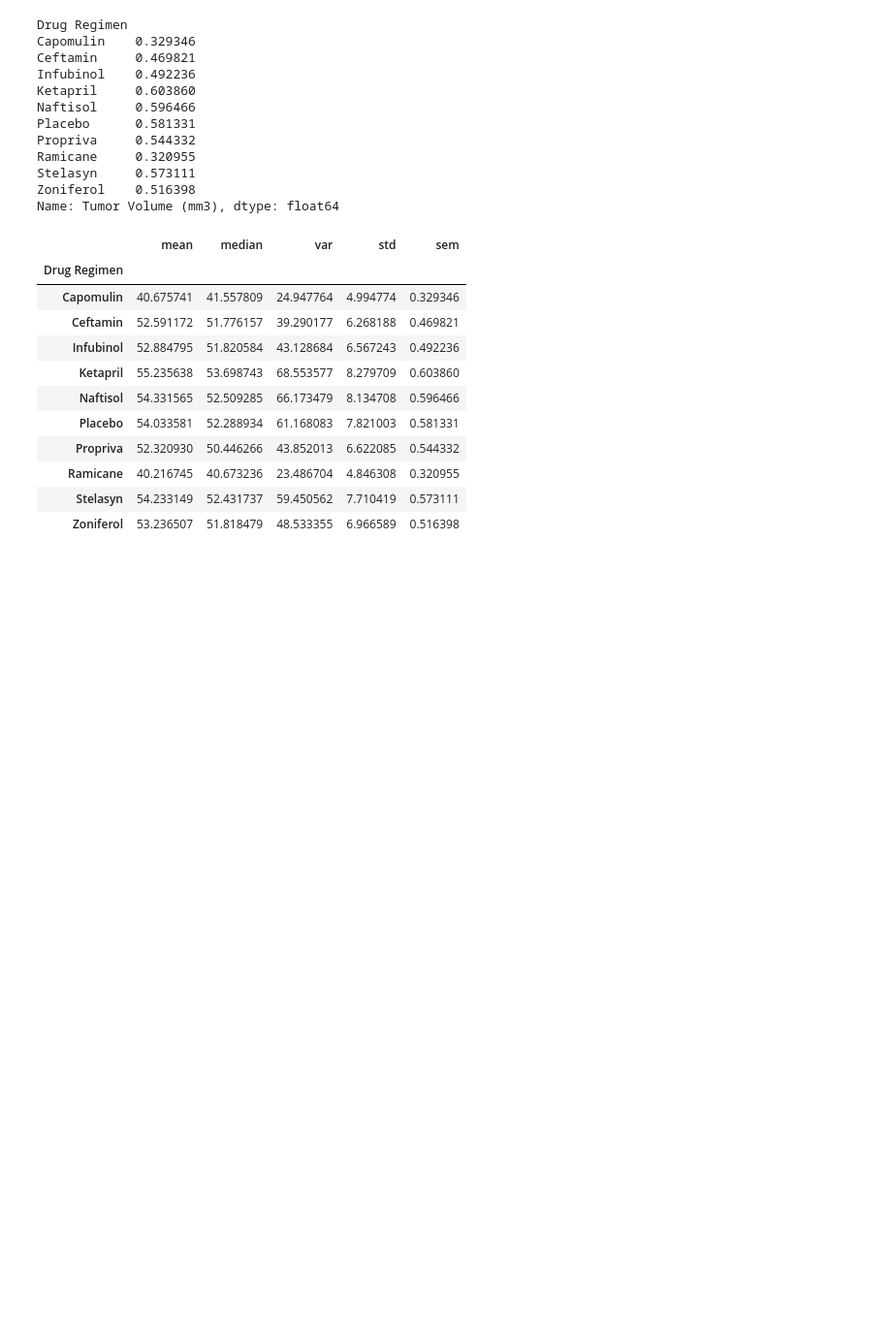
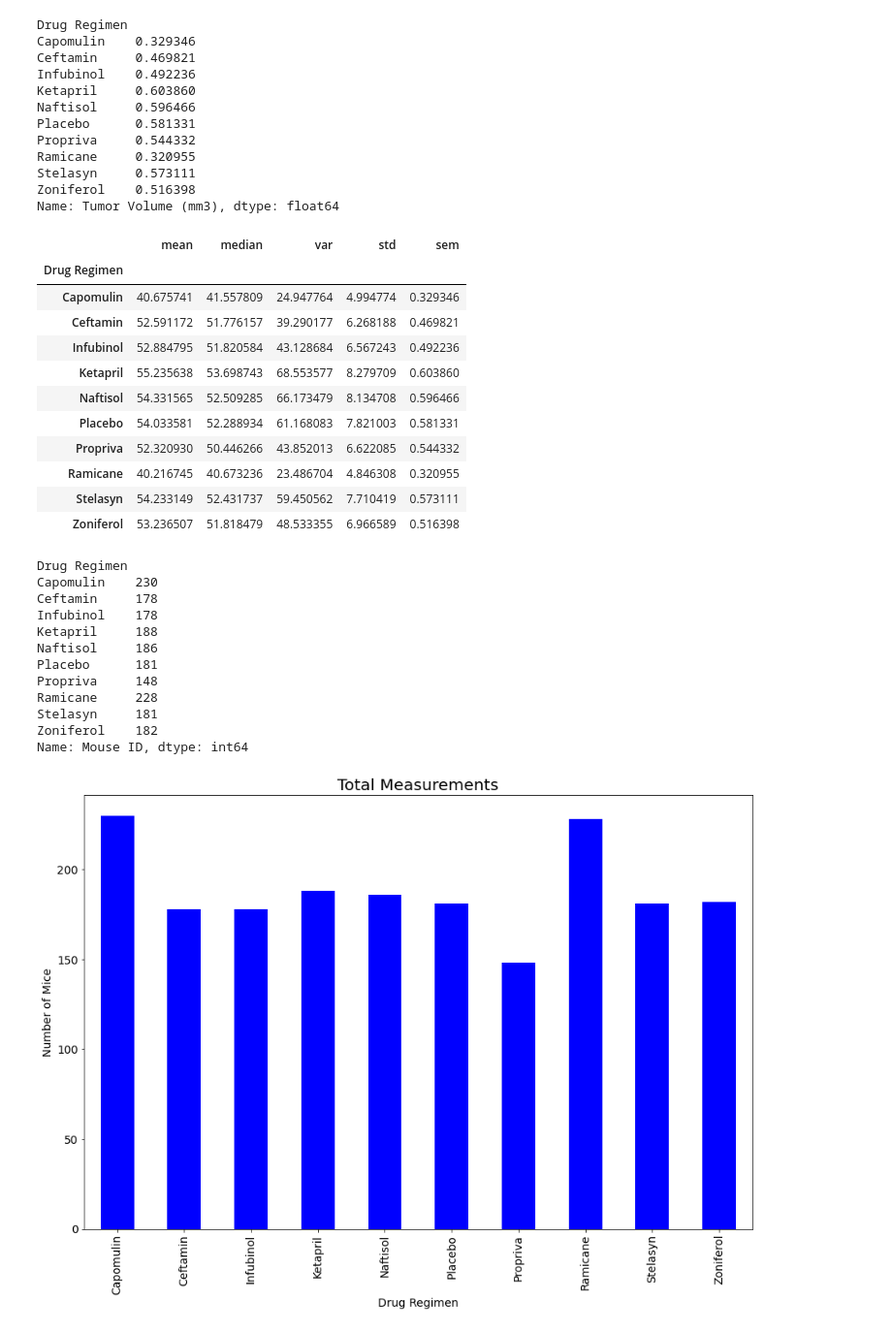
Before and after one commit to narobin83/matplotlib-challenge, a Jupyter notebook: Pymaceuticals/pymaceuticals.ipynb, the cells around one changed output. Shown: that part at 97% size. Cells and saved outputs as stored; diff of their text form; code cells hidden in the pictures; blank space fills up the shorter version.

```diff
--- a/Pymaceuticals/pymaceuticals.ipynb
+++ b/Pymaceuticals/pymaceuticals.ipynb
@@ -134,3 +134,28 @@ summary_stats_table_2
 | Ramicane | 40.216745 | 40.673236 | 23.486704 | 4.846308 | 0.320955 |
 | Stelasyn | 54.233149 | 52.431737 | 59.450562 | 7.710419 | 0.573111 |
 | Zoniferol | 53.236507 | 51.818479 | 48.533355 | 6.966589 | 0.516398 |
+# %%
+# Generate a bar plot showing the total number of measurements taken on each drug regimen using pandas.
+total_measurements = clean_df.groupby(["Drug Regimen"]).count()["Mouse ID"]
+
+plot_pandas = total_measurements.plot.bar(figsize=(15,10), color='b', fontsize = 14)
+total_measurements
+plt.xlabel("Drug Regimen",fontsize = 14)
+plt.ylabel("Number of Mice",fontsize = 14)
+plt.title("Total Measurements",fontsize = 20)
+
+total_measurements
+# %% [output]
+Drug Regimen
+Capomulin    230
+Ceftamin     178
+Infubinol    178
+Ketapril     188
+Naftisol     186
+Placebo      181
+Propriva     148
+Ramicane     228
+Stelasyn     181
+Zoniferol    182
+Name: Mouse ID, dtype: int64
+[figure, added]
```
